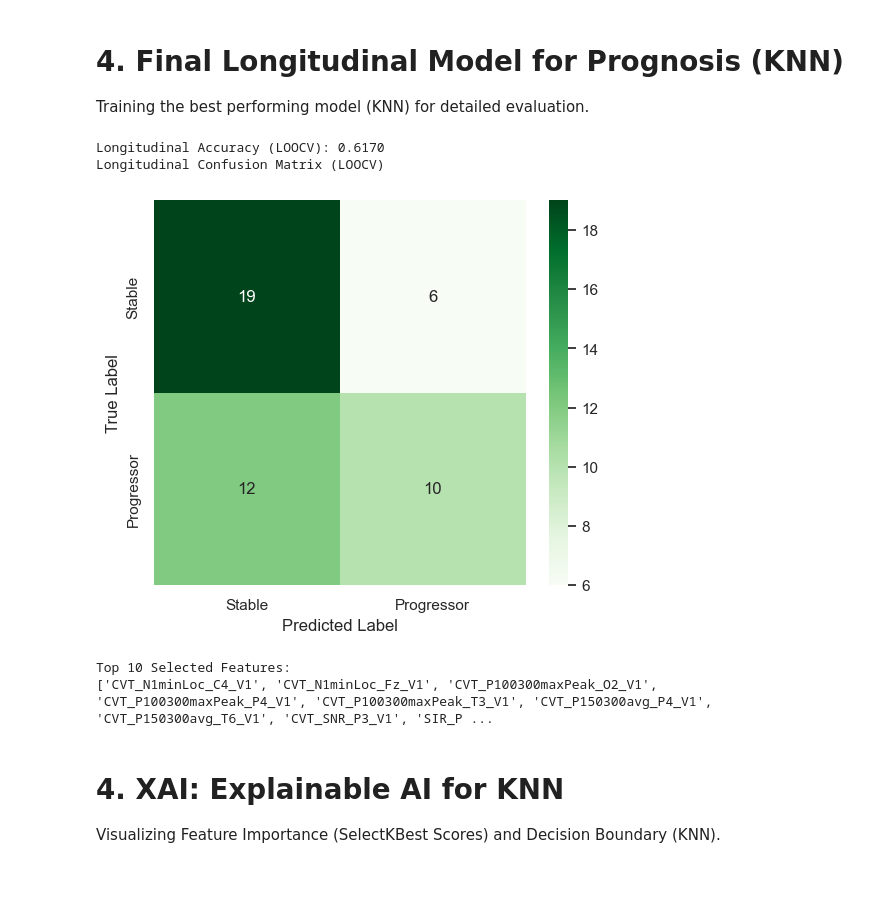
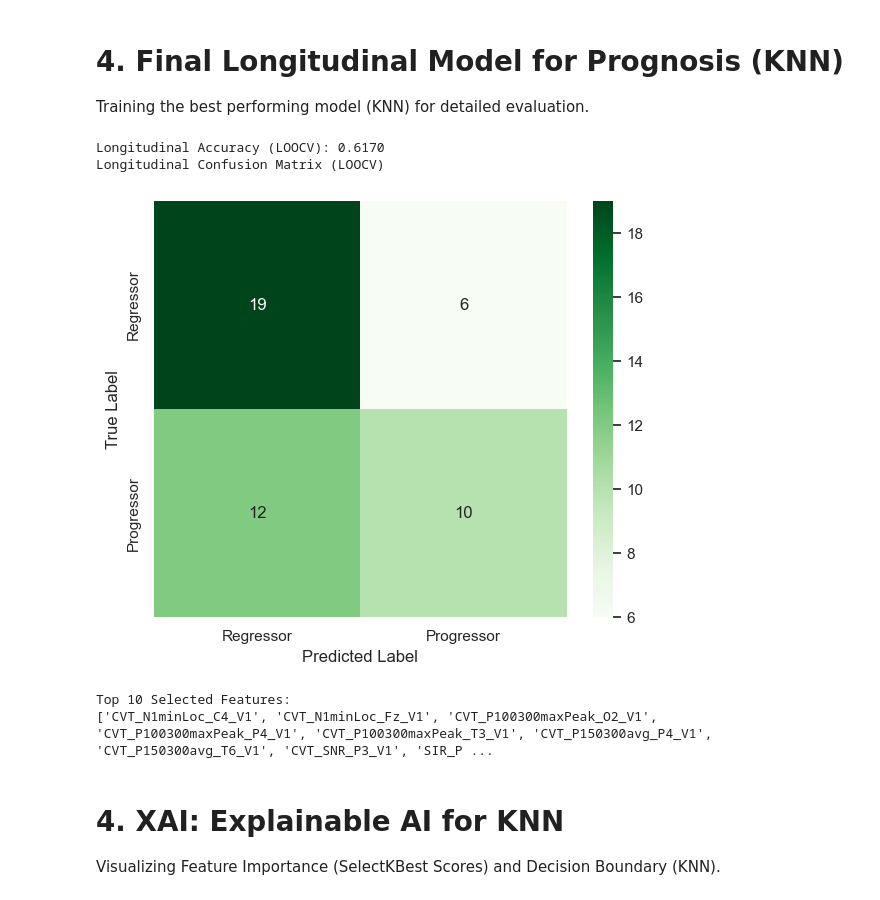
Before and after one commit to EdizArkin/EEG-Cognitive-Progression-Analysis-Early-Diagnosis, a Jupyter notebook: model.ipynb, the cells around one changed output. Saved outputs shown, nothing was run; the diff lists cells and outputs as text; code cells hidden in the pictures.

```diff
--- a/model.ipynb
+++ b/model.ipynb
@@ -323,35 +324,35 @@ Training the best performing model (KNN) for detailed evaluation.
 # %%
 # Pipeline: SelectKBest -> KNN
 pipeline = Pipeline([
     ('selector', SelectKBest(score_func=f_classif, k=10)),
     ('knn', KNeighborsClassifier(n_neighbors=5))
 ])
 
 cv_loo = LeaveOneOut()
 scores_long = cross_val_score(pipeline, X_long, y_long, cv=cv_loo, scoring='accuracy')
 print(f"Longitudinal Accuracy (LOOCV): {scores_long.mean():.4f}")
 
 # Confusion Matrix
 y_pred_long = cross_val_predict(pipeline, X_long, y_long, cv=cv_loo)
-plt.figure(figsize=(6, 5))
+fig = plt.figure(figsize=(6, 5))
 sns.heatmap(confusion_matrix(y_long, y_pred_long), annot=True, fmt='d', cmap='Greens',
-            xticklabels=['Stable', 'Progressor'], yticklabels=['Stable', 'Progressor'])
+            xticklabels=['Regressor', 'Progressor'], yticklabels=['Regressor', 'Progressor'])
 print("Longitudinal Confusion Matrix (LOOCV)")
 plt.xlabel("Predicted Label")
 plt.ylabel("True Label")
 
 outfp = os.path.join(OUT_FIGS, 'longitudinal_confusion_matrix.pdf')
 save_and_show(fig, outfp)
 
 # Identify Selected Features
 pipeline.fit(X_long, y_long)
 selected_mask = pipeline.named_steps['selector'].get_support()
 selected_features = feature_names[selected_mask]
 print(f"\nTop 10 Selected Features:\n{selected_features.tolist()}")
 # %% [output]
 Longitudinal Accuracy (LOOCV): 0.6170
 Longitudinal Confusion Matrix (LOOCV)
-[figure, old version]
+[figure, new version]
 Top 10 Selected Features:
 ['CVT_N1minLoc_C4_V1', 'CVT_N1minLoc_Fz_V1', 'CVT_P100300maxPeak_O2_V1', 'CVT_P100300maxPeak_P4_V1', 'CVT_P100300maxPeak_T3_V1', 'CVT_P150300avg_P4_V1', 'CVT_P150300avg_T6_V1', 'CVT_SNR_P3_V1', 'SIR_P ...
 # %% [markdown]
```
Also changed, not shown: parts of 1 cell of this notebook, 1 other file.
